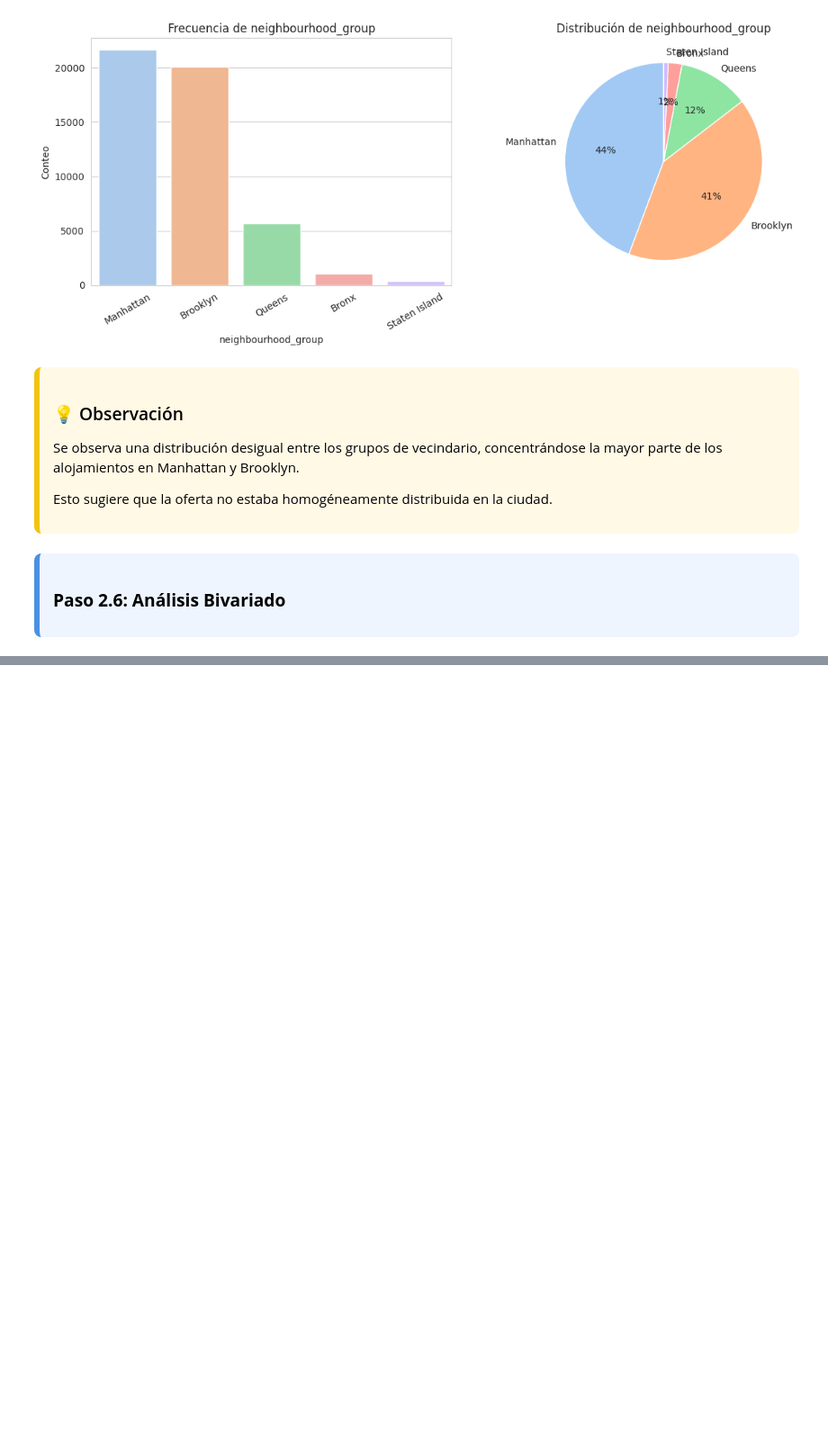
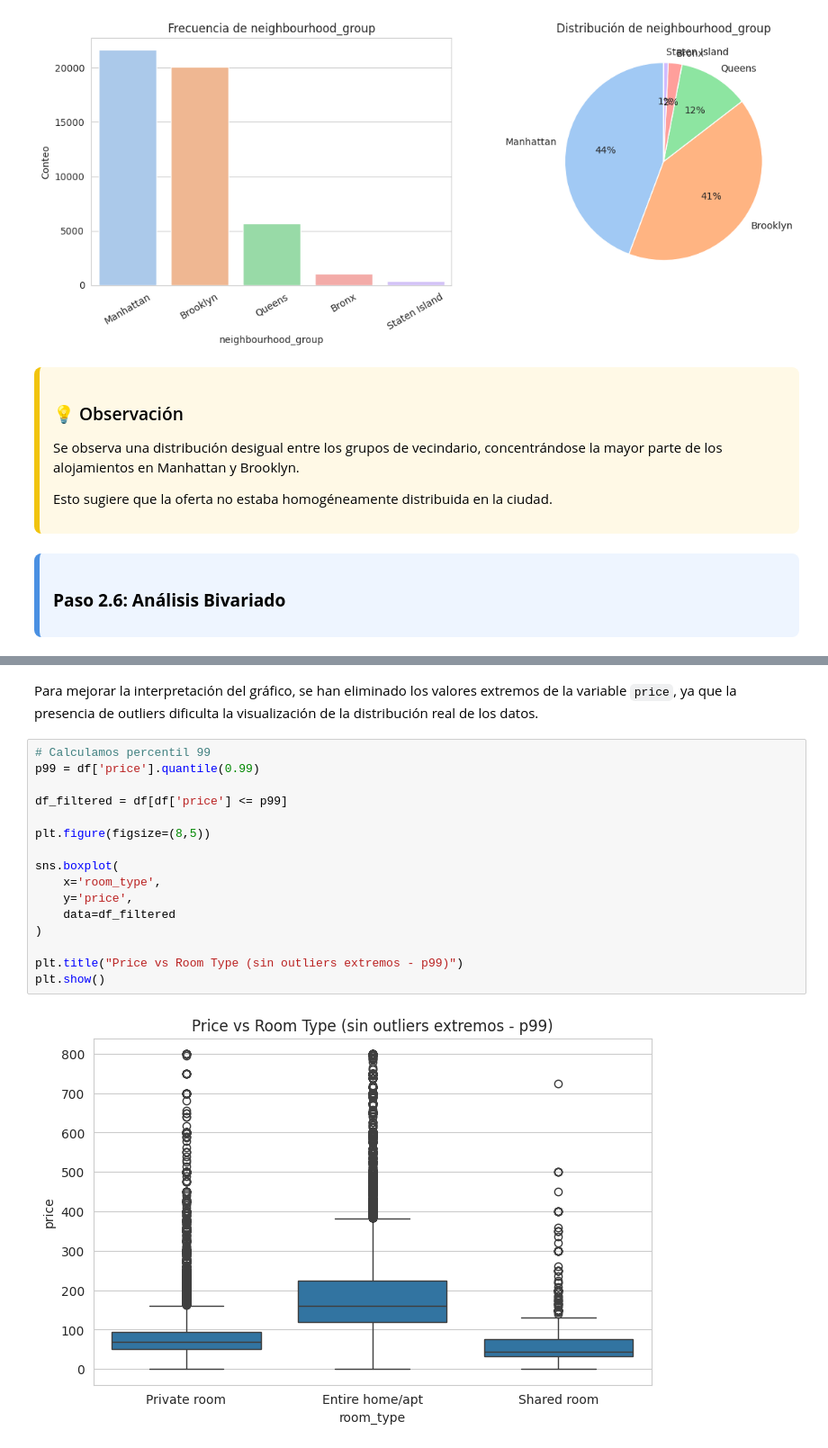
Before and after one commit to 4GeeksAcademy/anaisaponte-GitH-intro-ml, a Jupyter notebook: src/00-eda-airbnb-ny.ipynb, the cells around one changed output, grey strips where cells are left out. Shown at 90% size. Saved outputs shown, nothing was run; the diff lists cells and outputs as text; blank space fills up the shorter version.

```diff
--- a/src/00-eda-airbnb-ny.ipynb
+++ b/src/00-eda-airbnb-ny.ipynb
@@ -713,0 +821,20 @@ Esto sugiere que la oferta no estaba homogéneamente distribuida en la ciudad.
+# %% [markdown]
+Para mejorar la interpretación del gráfico, se han eliminado los valores extremos de la variable `price`, ya que la presencia de outliers dificulta la visualización de la distribución real de los datos.
+# %%
+# Calculamos percentil 99
+p99 = df['price'].quantile(0.99)
+
+df_filtered = df[df['price'] <= p99]
+
+plt.figure(figsize=(8,5))
+
+sns.boxplot(
+    x='room_type',
+    y='price',
+    data=df_filtered
+)
+
+plt.title("Price vs Room Type (sin outliers extremos - p99)")
+plt.show()
+# %% [output]
+[figure, added]
```
Also changed, not shown: parts of 16 cells of this notebook.
